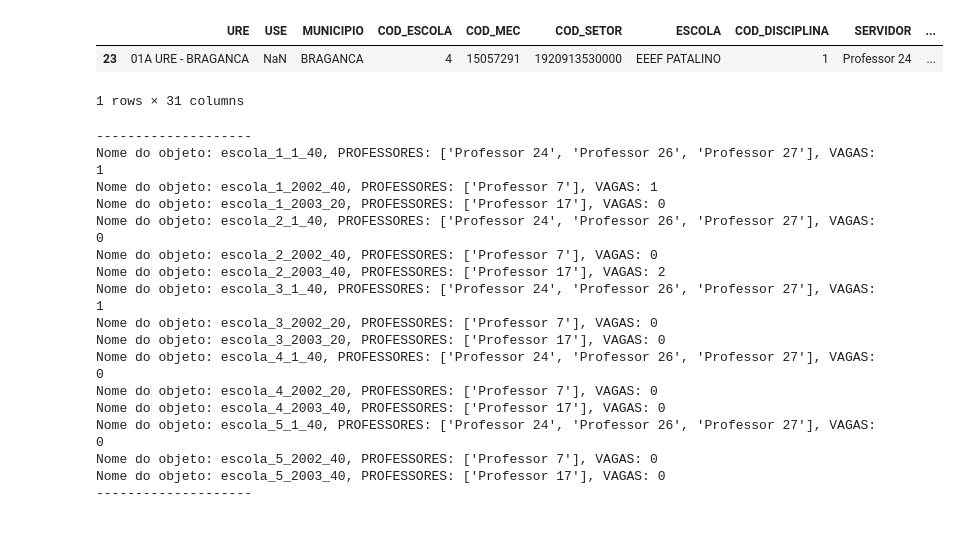
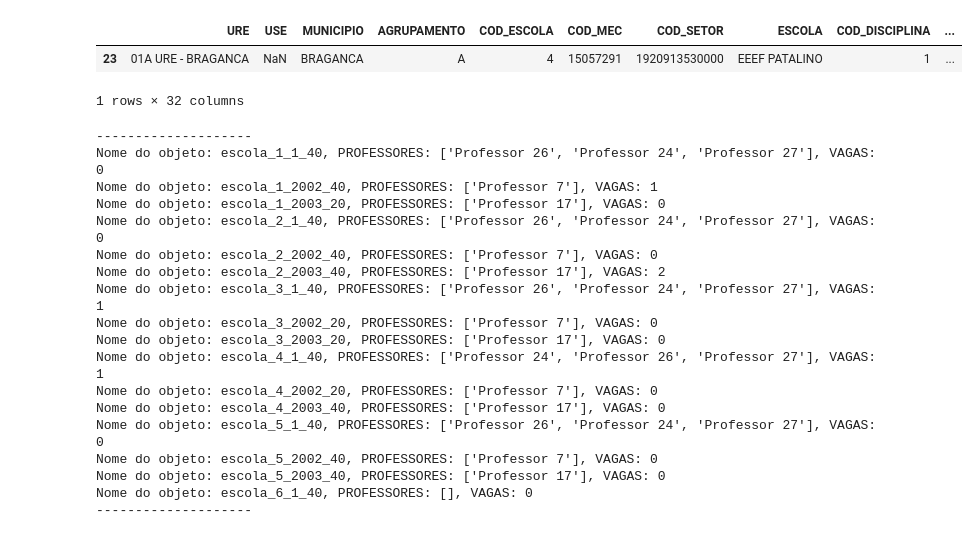
Before and after one commit to LH-Carreira/Algoritmo-lotacao, a Jupyter notebook: 02.ipynb, the cells around one changed output. Drawn from its saved outputs; the diff is of its cells as text; code cells hidden in the pictures.

```diff
--- a/02.ipynb
+++ b/02.ipynb
@@ -309,7 +317,7 @@ for nome_objeto, escola in escolas_dict.items():
     for index, professor in professores_internos.iterrows():
         servidor = professor['SERVIDOR']
 
-        if (escola.COD_DISCIPLINA == professor['COD_DISCIPLINA']) and (escola.COD_ESCOLA == professor['COD_ESCOLA']) and (escola.MUNICIPIO == professor['MUNICIPIO']) and (professor['EFETIVO'] == 'SIM'):
+        if (escola.COD_DISCIPLINA == professor['COD_DISCIPLINA']) and (escola.COD_ESCOLA == professor['COD_ESCOLA']) and (escola.AGRUPAMENTO == professor['AGRUPAMENTO']) and (professor['EFETIVO'] == 'SIM'):
             if professor['JORNADA'] != escola.CH_HORARIA:
                 pass
             else:
@@ -323,6 +331,7 @@ for objeto_print, escola_print in escolas_dict.items():
     print(f"Nome do objeto: {objeto_print}, PROFESSORES: {escola_print.lista_professores}, VAGAS: {escola_print.VAGAS}")
 print('-'*20)
 
+
 lotacao(professores_internos) # Passar o DF de professores a ser usado
 # %% [output]
 --------------------
@@ -375,7 +386,7 @@ for nome_objeto, escola in escolas_dict.items():
 
         for index, professor in base_professores.iterrows():
             pref = [base_professores.at[index, f'PREFERENCIA {i}'] for i in range(1, 6)]
-            if (escola.COD_DISCIPLINA == professor['COD_DISCIPLINA'])and (escola.MUNICIPIO == professor['MUNICIPIO']) and (professor['EFETIVO'] == 'SIM'):
+            if (escola.COD_DISCIPLINA == professor['COD_DISCIPLINA'])and (escola.AGRUPAMENTO == professor['AGRUPAMENTO']) and (professor['EFETIVO'] == 'SIM'):
                 if escola.COD_ESCOLA in pref:
                     servidor = professor['SERVIDOR']
 
@@ -440,7 +453,7 @@ for nome_objeto, escola in escolas_dict.items():
 
     for index, professor in base_professores.iterrows():
 
-        if (escola.COD_DISCIPLINA == professor['COD_DISCIPLINA'])and (escola.MUNICIPIO == professor['MUNICIPIO']) and (professor['EFETIVO'] == 'SIM'):
+        if (escola.COD_DISCIPLINA == professor['COD_DISCIPLINA'])and (escola.AGRUPAMENTO == professor['AGRUPAMENTO']) and (professor['EFETIVO'] == 'SIM'):
             if professor['JORNADA'] != escola.CH_HORARIA:
                 pass
             else:
@@ -503 +518,27 @@ Nome do objeto: escola_5_2003_40, PROFESSORES: [], VAGAS: 0
 --------------------
+# %%
+
+# CRIANDO AS LISTAS PARA LOTAÇÃO FORA DO SUBGRUPO
+for nome_objeto, escola in escolas_dict.items():
+
+    for index, professor in base_professores.iterrows():
+
+        if (escola.COD_DISCIPLINA == professor['COD_DISCIPLINA'])and (escola.MUNICIPIO == professor['MUNICIPIO']) and (professor['EFETIVO'] == 'SIM'):
+            if professor['JORNADA'] != escola.CH_HORARIA:
+                pass
+            else:
+                servidor = professor['SERVIDOR']
+
+                if servidor not in escola.lista_professores:
+                    escola.lista_professores.append(servidor)
+
+        else:
+            pass
+
+
+print('-'*20)
+for objeto_print, escola_print in escolas_dict.items():
+    print(f"Nome do objeto: {objeto_print}, PROFESSORES: {escola_print.lista_professores}, VAGAS: {escola_print.VAGAS}")
+print('-'*20)
+
+lotacao(base_professores) # DataFrame usado
@@ -504,53 +564,54 @@ Nome do objeto: escola_5_2003_40, PROFESSORES: [], VAGAS: 0
 # %%
 professores_internos = base_professores[base_professores['INTERNO'] == 'SIM']
 
 display(professores_internos)
 # RODANDO APENAS PROFESSORES INTERNOS
 for nome_objeto, escola in escolas_dict.items():
 
     for index, professor in professores_internos.iterrows():
         servidor = professor['SERVIDOR']
 
-        if (escola.COD_DISCIPLINA == professor['COD_DISCIPLINA']) and (escola.COD_ESCOLA == professor['COD_ESCOLA']) and (escola.MUNICIPIO == professor['MUNICIPIO']) and (professor['EFETIVO'] == 'SIM'):
+        if (escola.COD_DISCIPLINA == professor['COD_DISCIPLINA']) and (escola.COD_ESCOLA == professor['COD_ESCOLA']) and (escola.AGRUPAMENTO == professor['AGRUPAMENTO']) and (professor['EFETIVO'] == 'SIM'):
 
                 if servidor not in escola.lista_professores:
                     escola.lista_professores.append(servidor)
 
 for nome_objeto, escola in escolas_dict.items():
 
     for index, professor in base_professores.iterrows():
         servidor = professor['SERVIDOR']
 
-        if (escola.COD_DISCIPLINA == professor['COD_DISCIPLINA']) and (escola.MUNICIPIO == professor['MUNICIPIO']) and (professor['EFETIVO'] == 'SIM'):
+        if (escola.COD_DISCIPLINA == professor['COD_DISCIPLINA']) and (escola.AGRUPAMENTO == professor['AGRUPAMENTO']) and (professor['EFETIVO'] == 'SIM'):
 
                 if servidor not in escola.lista_professores:
                     escola.lista_professores.append(servidor)
 
 
 print('-'*20)
 for objeto_print, escola_print in escolas_dict.items():
     print(f"Nome do objeto: {objeto_print}, PROFESSORES: {escola_print.lista_professores}, VAGAS: {escola_print.VAGAS}")
 print('-'*20)
 # %% [output]
-|  | URE | USE | MUNICIPIO | COD_ESCOLA | COD_MEC | COD_SETOR | ESCOLA | COD_DISCIPLINA | SERVIDOR | ... |
-| 23 | 01A URE - BRAGANCA | NaN | BRAGANCA | 4 | 15057291 | 1920913530000 | EEEF PATALINO | 1 | Professor 24 | ... |
+|  | URE | USE | MUNICIPIO | AGRUPAMENTO | COD_ESCOLA | COD_MEC | COD_SETOR | ESCOLA | COD_DISCIPLINA | ... |
+| 23 | 01A URE - BRAGANCA | NaN | BRAGANCA | A | 4 | 15057291 | 1920913530000 | EEEF PATALINO | 1 | ... |
-1 rows × 31 columns
+1 rows × 32 columns
 --------------------
-Nome do objeto: escola_1_1_40, PROFESSORES: ['Professor 24', 'Professor 26', 'Professor 27'], VAGAS: 1
+Nome do objeto: escola_1_1_40, PROFESSORES: ['Professor 26', 'Professor 24', 'Professor 27'], VAGAS: 0
 Nome do objeto: escola_1_2002_40, PROFESSORES: ['Professor 7'], VAGAS: 1
 Nome do objeto: escola_1_2003_20, PROFESSORES: ['Professor 17'], VAGAS: 0
-Nome do objeto: escola_2_1_40, PROFESSORES: ['Professor 24', 'Professor 26', 'Professor 27'], VAGAS: 0
+Nome do objeto: escola_2_1_40, PROFESSORES: ['Professor 26', 'Professor 24', 'Professor 27'], VAGAS: 0
 Nome do objeto: escola_2_2002_40, PROFESSORES: ['Professor 7'], VAGAS: 0
 Nome do objeto: escola_2_2003_40, PROFESSORES: ['Professor 17'], VAGAS: 2
-Nome do objeto: escola_3_1_40, PROFESSORES: ['Professor 24', 'Professor 26', 'Professor 27'], VAGAS: 1
+Nome do objeto: escola_3_1_40, PROFESSORES: ['Professor 26', 'Professor 24', 'Professor 27'], VAGAS: 1
 Nome do objeto: escola_3_2002_20, PROFESSORES: ['Professor 7'], VAGAS: 0
 Nome do objeto: escola_3_2003_20, PROFESSORES: ['Professor 17'], VAGAS: 0
-Nome do objeto: escola_4_1_40, PROFESSORES: ['Professor 24', 'Professor 26', 'Professor 27'], VAGAS: 0
+Nome do objeto: escola_4_1_40, PROFESSORES: ['Professor 24', 'Professor 26', 'Professor 27'], VAGAS: 1
 Nome do objeto: escola_4_2002_20, PROFESSORES: ['Professor 7'], VAGAS: 0
 Nome do objeto: escola_4_2003_40, PROFESSORES: ['Professor 17'], VAGAS: 0
-Nome do objeto: escola_5_1_40, PROFESSORES: ['Professor 24', 'Professor 26', 'Professor 27'], VAGAS: 0
+Nome do objeto: escola_5_1_40, PROFESSORES: ['Professor 26', 'Professor 24', 'Professor 27'], VAGAS: 0
 Nome do objeto: escola_5_2002_40, PROFESSORES: ['Professor 7'], VAGAS: 0
 Nome do objeto: escola_5_2003_40, PROFESSORES: ['Professor 17'], VAGAS: 0
+Nome do objeto: escola_6_1_40, PROFESSORES: [], VAGAS: 0
 --------------------
 # %%
 
```
Also changed, not shown: parts of 17 cells of this notebook, 6 other files.
